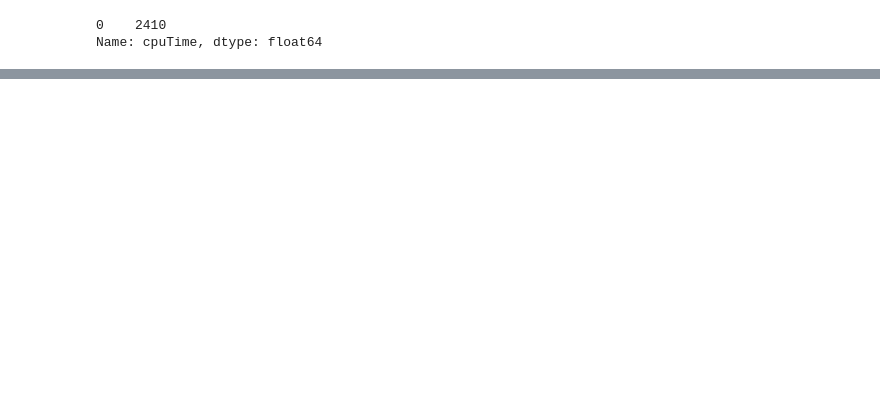
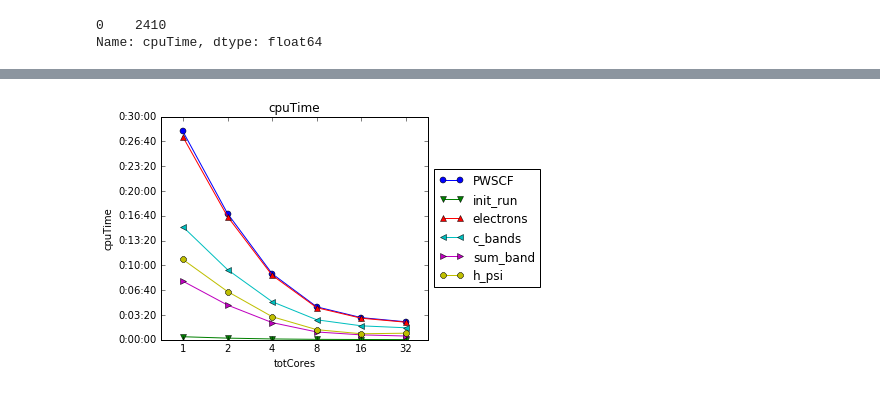
Before and after one commit to gioruffa/qetools, a Jupyter notebook: plotter.ipynb, the cells around one changed output, grey strips where cells are left out. Cells and saved outputs as stored; diff of their text form; code cells hidden in the pictures; blank space fills up the shorter version.

Commit message:
fancier plotting

```diff
--- a/plotter.ipynb
+++ b/plotter.ipynb
@@ -144,6 +145,8 @@ experiment4 = EspressoRun('/home/giorgio_ruffa/Tesi/qetools/samples/Co304-H2/CIN
 experiment4.computeParentPercent()
 experiment2 = EspressoRun('/home/giorgio_ruffa/Tesi/qetools/samples/Co304-H2/CINECA/Co3O4-H2-conf1-scf_1_2_2.csv')
 experiment2.computeParentPercent()
+experiment32 = EspressoRun('/home/giorgio_ruffa/Tesi/qetools/samples/Co304-H2/CINECA/Co3O4-H2-conf1-scf_2_16_16.csv')
+experiment32.computeParentPercent()
 # %%
 """
 Organized collection of espresso runs
@@ -221,0 +229,12 @@ xp.plotFunction(functions=['fft_scatter','rdiaghg','regterg:over'])
+# %%
+xp = Experiment()
+xp.addRun(experiment32)
+xp.addRun(experiment16)
+xp.addRun(experiment8)
+xp.addRun(experiment4)
+xp.addRun(experiment2)
+xp.addRun(experiment1)
+
+xp.plotParents()
+# %% [output]
+[figure, added]
```
Also changed, not shown: parts of 8 cells of this notebook.
